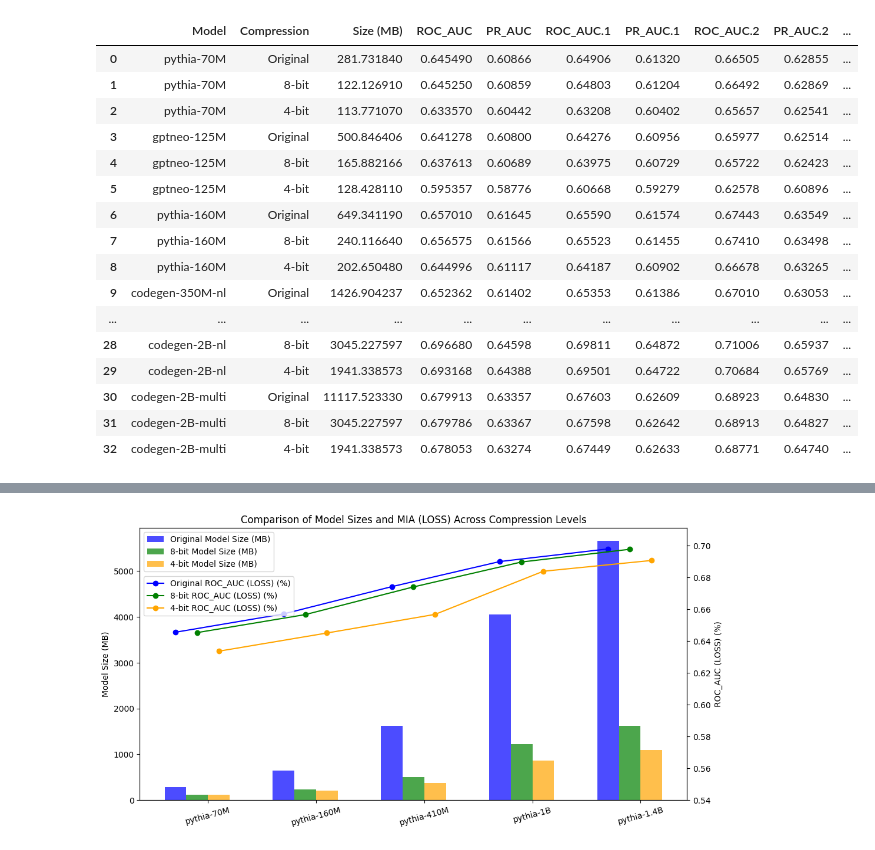
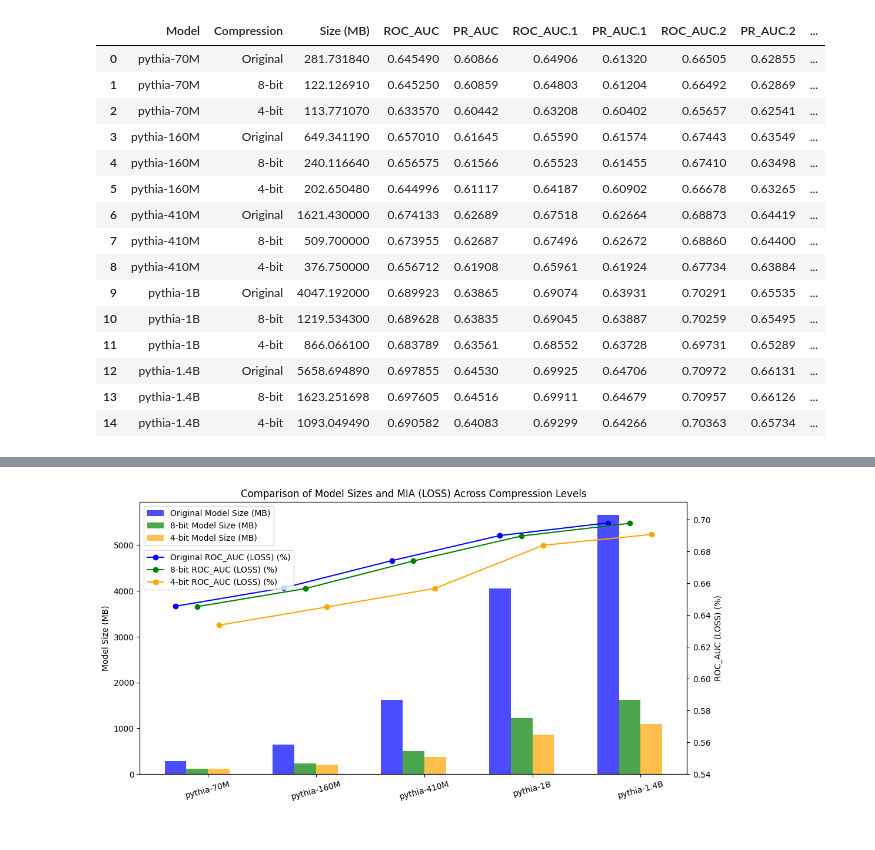
Before and after one commit to nazmul-me/mimir, a Jupyter notebook: resultsAnalysis/graph/old-v1/RQ-1.2-miaPerformanceGraph.ipynb, the cells around one changed output, grey strips where cells are left out. Saved outputs shown, nothing was run; the diff lists cells and outputs as text; code cells hidden in the pictures.

```diff
--- a/resultsAnalysis/graph/old-v1/RQ-1.2-miaPerformanceGraph.ipynb
+++ b/resultsAnalysis/graph/old-v1/RQ-1.2-miaPerformanceGraph.ipynb
@@ -1,33 +1,32 @@
 # %%
 import pandas as pd
 import numpy as np
 import matplotlib.pyplot as plt
 import seaborn as sns
 
 # Load CSV file
 sheet_id = "1tEf8J1kbGZEFTOkoYqIjsdE3PkqBA9bX4MdNfMoLhjQ"
-tab_gid = "1796325046"
+tab_gid = "908803302"
 full_url = f"https://docs.google.com/spreadsheets/d/{sheet_id}/export?format=csv&gid={tab_gid}"
 df = pd.read_csv(full_url, skiprows=2, usecols=[0, 1, 2, 4, 5, 6, 7,8, 9, 10, 11]).iloc[:, :]
 df
 # %% [output]
 |  | Model | Compression | Size (MB) | ROC_AUC | PR_AUC | ROC_AUC.1 | PR_AUC.1 | ROC_AUC.2 | PR_AUC.2 | ... |
 | 0 | pythia-70M | Original | 281.731840 | 0.645490 | 0.60866 | 0.64906 | 0.61320 | 0.66505 | 0.62855 | ... |
 | 1 | pythia-70M | 8-bit | 122.126910 | 0.645250 | 0.60859 | 0.64803 | 0.61204 | 0.66492 | 0.62869 | ... |
 | 2 | pythia-70M | 4-bit | 113.771070 | 0.633570 | 0.60442 | 0.63208 | 0.60402 | 0.65657 | 0.62541 | ... |
-| 3 | gptneo-125M | Original | 500.846406 | 0.641278 | 0.60800 | 0.64276 | 0.60956 | 0.65977 | 0.62514 | ... |
-| 4 | gptneo-125M | 8-bit | 165.882166 | 0.637613 | 0.60689 | 0.63975 | 0.60729 | 0.65722 | 0.62423 | ... |
-| 5 | gptneo-125M | 4-bit | 128.428110 | 0.595357 | 0.58776 | 0.60668 | 0.59279 | 0.62578 | 0.60896 | ... |
-| 6 | pythia-160M | Original | 649.341190 | 0.657010 | 0.61645 | 0.65590 | 0.61574 | 0.67443 | 0.63549 | ... |
-| 7 | pythia-160M | 8-bit | 240.116640 | 0.656575 | 0.61566 | 0.65523 | 0.61455 | 0.67410 | 0.63498 | ... |
-| 8 | pythia-160M | 4-bit | 202.650480 | 0.644996 | 0.61117 | 0.64187 | 0.60902 | 0.66678 | 0.63265 | ... |
-| 9 | codegen-350M-nl | Original | 1426.904237 | 0.652362 | 0.61402 | 0.65353 | 0.61386 | 0.67010 | 0.63053 | ... |
-| ... | ... | ... | ... | ... | ... | ... | ... | ... | ... | ... |
-| 28 | codegen-2B-nl | 8-bit | 3045.227597 | 0.696680 | 0.64598 | 0.69811 | 0.64872 | 0.71006 | 0.65937 | ... |
-| 29 | codegen-2B-nl | 4-bit | 1941.338573 | 0.693168 | 0.64388 | 0.69501 | 0.64722 | 0.70684 | 0.65769 | ... |
-| 30 | codegen-2B-multi | Original | 11117.523330 | 0.679913 | 0.63357 | 0.67603 | 0.62609 | 0.68923 | 0.64830 | ... |
-| 31 | codegen-2B-multi | 8-bit | 3045.227597 | 0.679786 | 0.63367 | 0.67598 | 0.62642 | 0.68913 | 0.64827 | ... |
-| 32 | codegen-2B-multi | 4-bit | 1941.338573 | 0.678053 | 0.63274 | 0.67449 | 0.62633 | 0.68771 | 0.64740 | ... |
+| 3 | pythia-160M | Original | 649.341190 | 0.657010 | 0.61645 | 0.65590 | 0.61574 | 0.67443 | 0.63549 | ... |
+| 4 | pythia-160M | 8-bit | 240.116640 | 0.656575 | 0.61566 | 0.65523 | 0.61455 | 0.67410 | 0.63498 | ... |
+| 5 | pythia-160M | 4-bit | 202.650480 | 0.644996 | 0.61117 | 0.64187 | 0.60902 | 0.66678 | 0.63265 | ... |
+| 6 | pythia-410M | Original | 1621.430000 | 0.674133 | 0.62689 | 0.67518 | 0.62664 | 0.68873 | 0.64419 | ... |
+| 7 | pythia-410M | 8-bit | 509.700000 | 0.673955 | 0.62687 | 0.67496 | 0.62672 | 0.68860 | 0.64400 | ... |
+| 8 | pythia-410M | 4-bit | 376.750000 | 0.656712 | 0.61908 | 0.65961 | 0.61924 | 0.67734 | 0.63884 | ... |
+| 9 | pythia-1B | Original | 4047.192000 | 0.689923 | 0.63865 | 0.69074 | 0.63931 | 0.70291 | 0.65535 | ... |
+| 10 | pythia-1B | 8-bit | 1219.534300 | 0.689628 | 0.63835 | 0.69045 | 0.63887 | 0.70259 | 0.65495 | ... |
+| 11 | pythia-1B | 4-bit | 866.066100 | 0.683789 | 0.63561 | 0.68552 | 0.63728 | 0.69731 | 0.65289 | ... |
+| 12 | pythia-1.4B | Original | 5658.694890 | 0.697855 | 0.64530 | 0.69925 | 0.64706 | 0.70972 | 0.66131 | ... |
+| 13 | pythia-1.4B | 8-bit | 1623.251698 | 0.697605 | 0.64516 | 0.69911 | 0.64679 | 0.70957 | 0.66126 | ... |
+| 14 | pythia-1.4B | 4-bit | 1093.049490 | 0.690582 | 0.64083 | 0.69299 | 0.64266 | 0.70363 | 0.65734 | ... |
 # %%
 def genGraph(df, miaName):
     scoreName = df.columns[3].split(".")[0]
```
Also changed, not shown: parts of 1 cell of this notebook, 1 other file.
